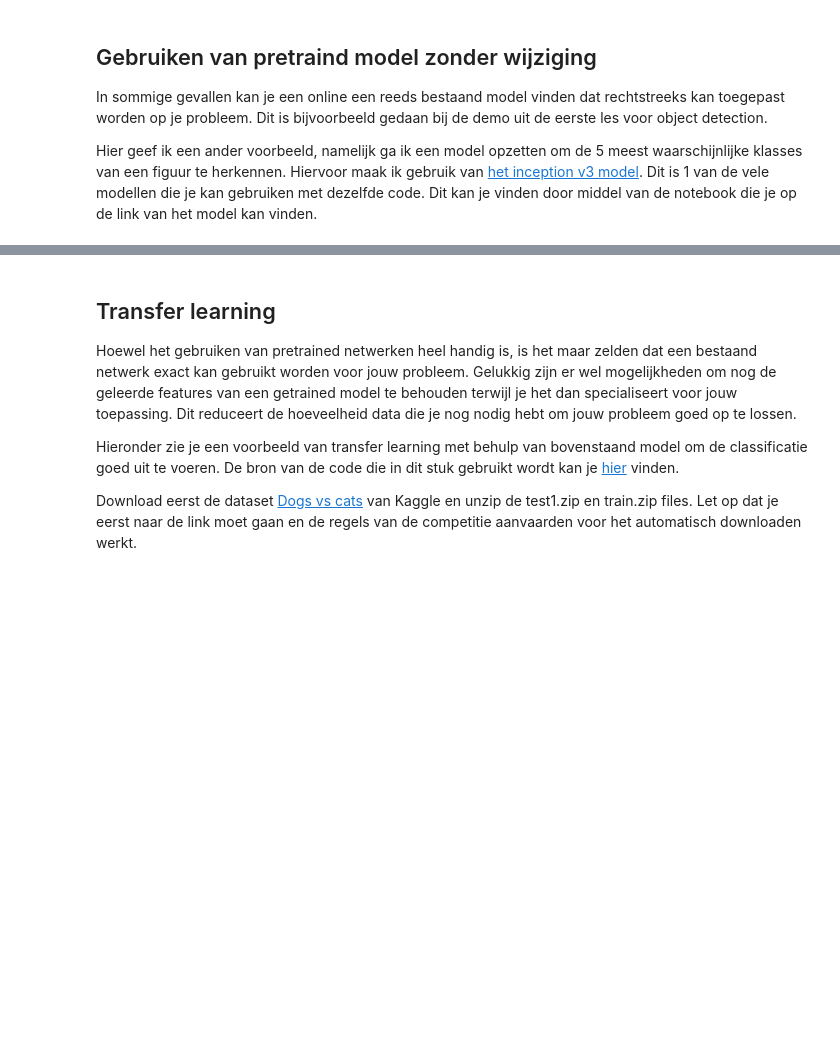
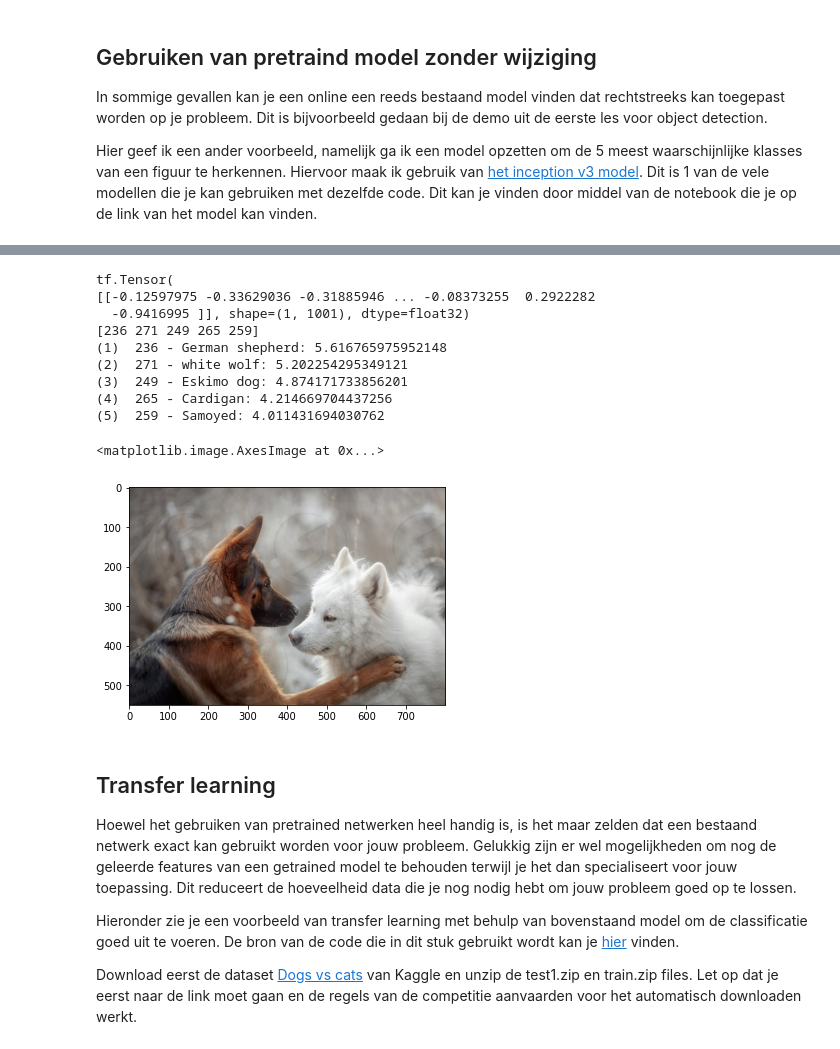
Before and after one commit to OdiseeMachineLearning2223/Leerstof, a Jupyter notebook: Week 4/pretrainedNetworks.ipynb, the cells around one changed output, grey strips where cells are left out. Drawn from its saved outputs; the diff is of its cells as text; code cells hidden in the pictures; blank space fills up the shorter version.

```diff
--- a/Week 4/pretrainedNetworks.ipynb
+++ b/Week 4/pretrainedNetworks.ipynb
@@ -120,3 +148,46 @@ Dit kan je vinden door middel van de notebook die je op de link van het model ka
+# %%
+import numpy as np
+
+classifier = hub.KerasLayer(model_link)
+
+model = Sequential([
+    Resizing(image_size, image_size),
+    Rescaling(1.0/255),
+    classifier
+])
+
+probabilities = model(tf.cast(tf.expand_dims(img, 0), tf.float32))
+
+print(probabilities)
+
+top_5 = tf.argsort(probabilities, axis=-1, direction="DESCENDING")[0][:5].numpy()
+
+print(top_5)
+
+np_classes = np.array(classes)
+
+# Some models include an additional 'background' class in the predictions, so
+# we must account for this when reading the class labels.
+includes_background_class = probabilities.shape[1] == 1001
+
+for i, item in enumerate(top_5):
+  class_index = item if includes_background_class else item + 1
+  line = f'({i+1}) {class_index:4} - {classes[class_index]}: {probabilities[0][top_5[i]]}'
+  print(line)
+
+plt.imshow(img)
+# %% [output]
+tf.Tensor(
+[[-0.12597975 -0.33629036 -0.31885946 ... -0.08373255  0.2922282
+  -0.9416995 ]], shape=(1, 1001), dtype=float32)
+[236 271 249 265 259]
+(1)  236 - German shepherd: 5.616765975952148
+(2)  271 - white wolf: 5.202254295349121
+(3)  249 - Eskimo dog: 4.874171733856201
+(4)  265 - Cardigan: 4.214669704437256
+(5)  259 - Samoyed: 4.011431694030762
+<matplotlib.image.AxesImage at 0x...>
+[figure, added]
 # %% [markdown]
 ## Transfer learning
 
```
Also changed, not shown: parts of 12 cells of this notebook.
